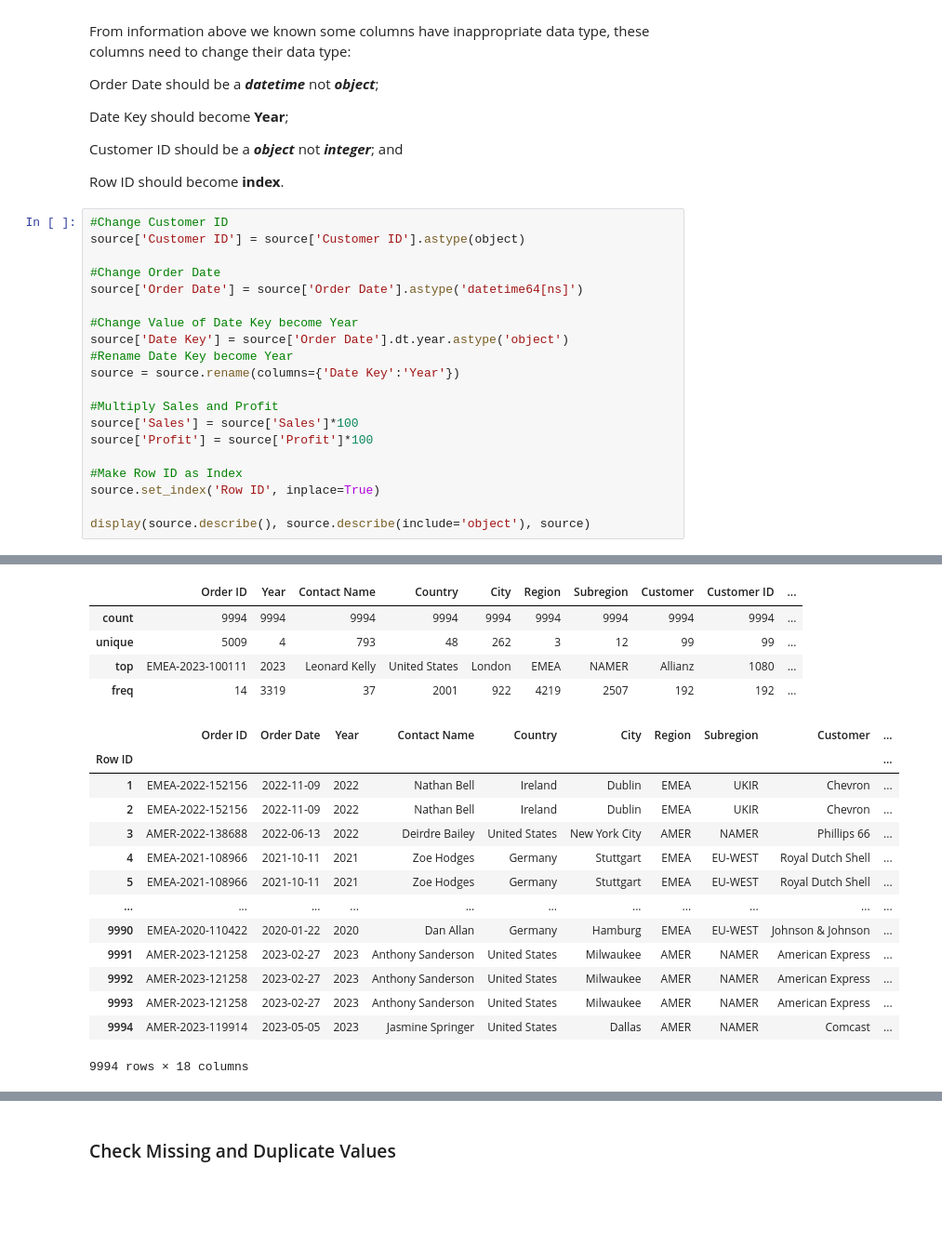
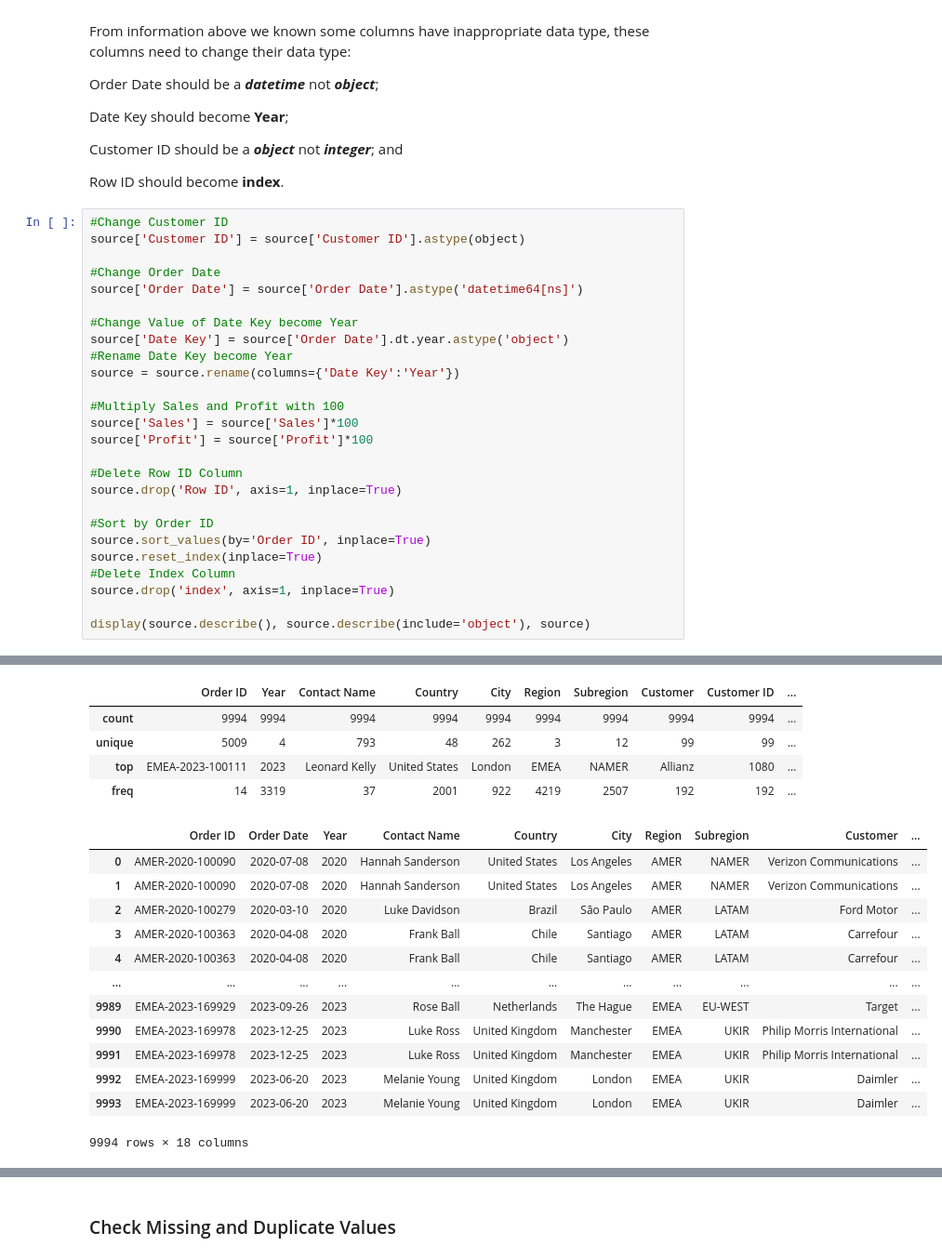
Before and after one commit to nickscoffee/gammaproject, a Jupyter notebook: Shidqi_Capstone Project Module 2_JCDS 0406-011.ipynb, the cells around one changed output, grey strips where cells are left out. Shown at 93% size. Saved outputs shown, nothing was run; the diff lists cells and outputs as text; blank space fills up the shorter version.

```diff
--- a/Shidqi_Capstone Project Module 2_JCDS 0406-011.ipynb
+++ b/Shidqi_Capstone Project Module 2_JCDS 0406-011.ipynb
@@ -140,48 +146,53 @@ source['Customer ID'] = source['Customer ID'].astype(object)
 
 #Change Order Date
 source['Order Date'] = source['Order Date'].astype('datetime64[ns]')
 
 #Change Value of Date Key become Year
 source['Date Key'] = source['Order Date'].dt.year.astype('object')
 #Rename Date Key become Year
 source = source.rename(columns={'Date Key':'Year'})
 
-#Multiply Sales and Profit
+#Multiply Sales and Profit with 100
 source['Sales'] = source['Sales']*100
 source['Profit'] = source['Profit']*100
 
-#Make Row ID as Index
-source.set_index('Row ID', inplace=True)
+#Delete Row ID Column
+source.drop('Row ID', axis=1, inplace=True)
+
+#Sort by Order ID
+source.sort_values(by='Order ID', inplace=True)
+source.reset_index(inplace=True)
+#Delete Index Column
+source.drop('index', axis=1, inplace=True)
 
 display(source.describe(), source.describe(include='object'), source)
 # %% [output]
 |  | Sales | Quantity | Discount | Profit |
 | count | 9.994000e+03 | 9994.000000 | 9994.000000 | 9994.000000 |
 | mean | 2.298580e+04 | 3.789574 | 0.156203 | 2865.689631 |
 | std | 6.232451e+04 | 2.225110 | 0.206452 | 23426.010769 |
 | min | 4.440000e+01 | 1.000000 | 0.000000 | -659997.800000 |
 | 25% | 1.728000e+03 | 2.000000 | 0.000000 | 172.875000 |
 | 50% | 5.449000e+03 | 3.000000 | 0.200000 | 866.650000 |
 | 75% | 2.099400e+04 | 5.000000 | 0.200000 | 2936.400000 |
 | max | 2.263848e+06 | 14.000000 | 0.800000 | 839997.600000 |
 |  | Order ID | Year | Contact Name | Country | City | Region | Subregion | Customer | Customer ID | ... |
 | count | 9994 | 9994 | 9994 | 9994 | 9994 | 9994 | 9994 | 9994 | 9994 | ... |
 | unique | 5009 | 4 | 793 | 48 | 262 | 3 | 12 | 99 | 99 | ... |
 | top | EMEA-2023-100111 | 2023 | Leonard Kelly | United States | London | EMEA | NAMER | Allianz | 1080 | ... |
 | freq | 14 | 3319 | 37 | 2001 | 922 | 4219 | 2507 | 192 | 192 | ... |
 |  | Order ID | Order Date | Year | Contact Name | Country | City | Region | Subregion | Customer | ... |
-| Row ID |  |  |  |  |  |  |  |  |  | ... |
-| 1 | EMEA-2022-152156 | 2022-11-09 | 2022 | Nathan Bell | Ireland | Dublin | EMEA | UKIR | Chevron | ... |
-| 2 | EMEA-2022-152156 | 2022-11-09 | 2022 | Nathan Bell | Ireland | Dublin | EMEA | UKIR | Chevron | ... |
-| 3 | AMER-2022-138688 | 2022-06-13 | 2022 | Deirdre Bailey | United States | New York City | AMER | NAMER | Phillips 66 | ... |
-| 4 | EMEA-2021-108966 | 2021-10-11 | 2021 | Zoe Hodges | Germany | Stuttgart | EMEA | EU-WEST | Royal Dutch Shell | ... |
-| 5 | EMEA-2021-108966 | 2021-10-11 | 2021 | Zoe Hodges | Germany | Stuttgart | EMEA | EU-WEST | Royal Dutch Shell | ... |
+| 0 | AMER-2020-100090 | 2020-07-08 | 2020 | Hannah Sanderson | United States | Los Angeles | AMER | NAMER | Verizon Communications | ... |
+| 1 | AMER-2020-100090 | 2020-07-08 | 2020 | Hannah Sanderson | United States | Los Angeles | AMER | NAMER | Verizon Communications | ... |
+| 2 | AMER-2020-100279 | 2020-03-10 | 2020 | Luke Davidson | Brazil | São Paulo | AMER | LATAM | Ford Motor | ... |
+| 3 | AMER-2020-100363 | 2020-04-08 | 2020 | Frank Ball | Chile | Santiago | AMER | LATAM | Carrefour | ... |
+| 4 | AMER-2020-100363 | 2020-04-08 | 2020 | Frank Ball | Chile | Santiago | AMER | LATAM | Carrefour | ... |
 | ... | ... | ... | ... | ... | ... | ... | ... | ... | ... | ... |
-| 9990 | EMEA-2020-110422 | 2020-01-22 | 2020 | Dan Allan | Germany | Hamburg | EMEA | EU-WEST | Johnson & Johnson | ... |
-| 9991 | AMER-2023-121258 | 2023-02-27 | 2023 | Anthony Sanderson | United States | Milwaukee | AMER | NAMER | American Express | ... |
-| 9992 | AMER-2023-121258 | 2023-02-27 | 2023 | Anthony Sanderson | United States | Milwaukee | AMER | NAMER | American Express | ... |
-| 9993 | AMER-2023-121258 | 2023-02-27 | 2023 | Anthony Sanderson | United States | Milwaukee | AMER | NAMER | American Express | ... |
-| 9994 | AMER-2023-119914 | 2023-05-05 | 2023 | Jasmine Springer | United States | Dallas | AMER | NAMER | Comcast | ... |
+| 9989 | EMEA-2023-169929 | 2023-09-26 | 2023 | Rose Ball | Netherlands | The Hague | EMEA | EU-WEST | Target | ... |
+| 9990 | EMEA-2023-169978 | 2023-12-25 | 2023 | Luke Ross | United Kingdom | Manchester | EMEA | UKIR | Philip Morris International | ... |
+| 9991 | EMEA-2023-169978 | 2023-12-25 | 2023 | Luke Ross | United Kingdom | Manchester | EMEA | UKIR | Philip Morris International | ... |
+| 9992 | EMEA-2023-169999 | 2023-06-20 | 2023 | Melanie Young | United Kingdom | London | EMEA | UKIR | Daimler | ... |
+| 9993 | EMEA-2023-169999 | 2023-06-20 | 2023 | Melanie Young | United Kingdom | London | EMEA | UKIR | Daimler | ... |
 9994 rows × 18 columns
 # %%
 #Recheck data type
```
Also changed, not shown: parts of 43 cells of this notebook.
